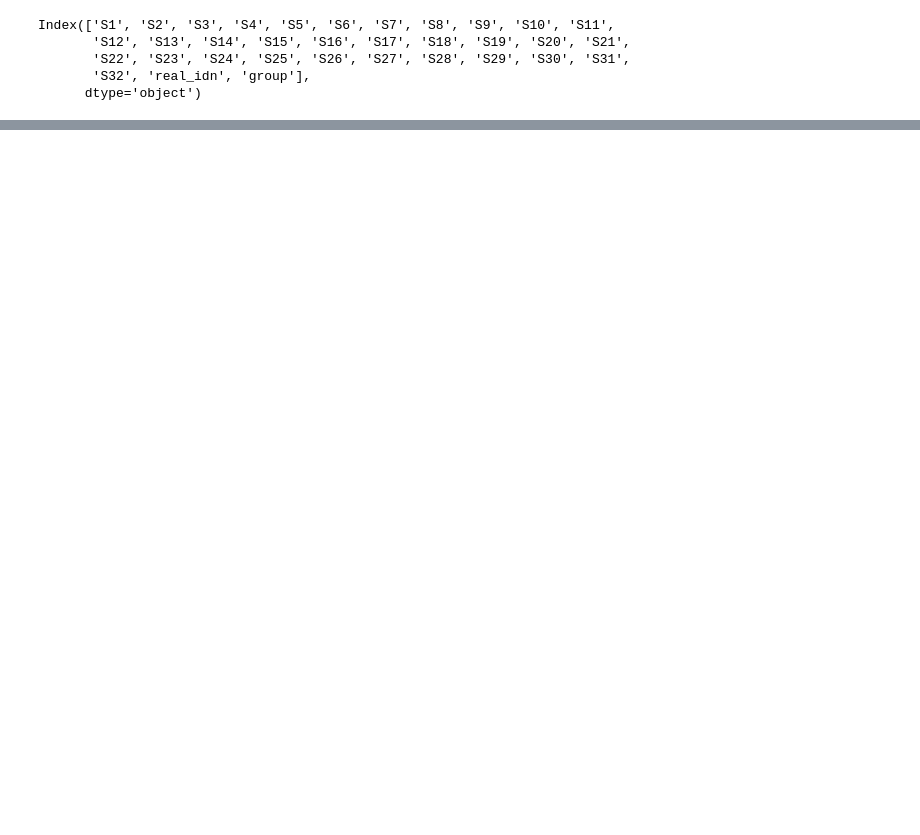
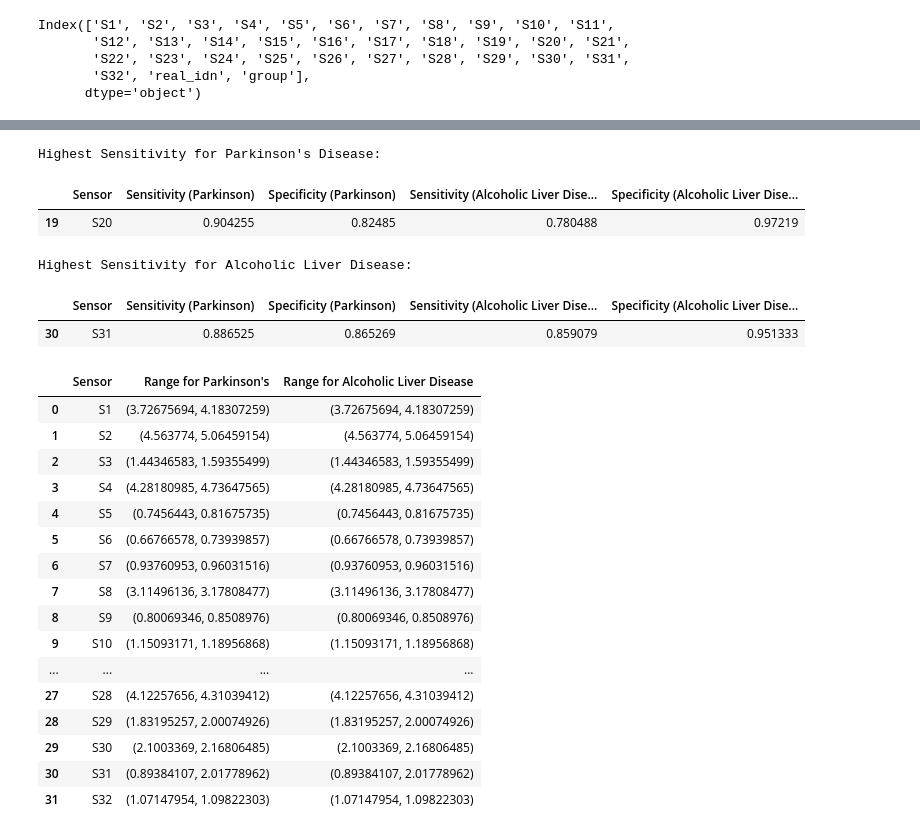
Before and after one commit to cjvilla/enose_predictions, a Jupyter notebook: exploratory_data.ipynb, the cells around one changed output, grey strips where cells are left out. Saved outputs shown, nothing was run; the diff lists cells and outputs as text; code cells hidden in the pictures; blank space fills up the shorter version.

```diff
--- a/exploratory_data.ipynb
+++ b/exploratory_data.ipynb
@@ -91,0 +526,65 @@ Length: 72, dtype: int64
+# %%
+# Display the highest sensitivity for Parkinson's and Alcoholic Liver Disease
+print("Highest Sensitivity for Parkinson's Disease:")
+highest_sensitivity_parkinson.head()
+# %% [output]
+Highest Sensitivity for Parkinson's Disease:
+|  | Sensor | Sensitivity (Parkinson) | Specificity (Parkinson) | Sensitivity (Alcoholic Liver Dise... | Specificity (Alcoholic Liver Dise... |
+| 19 | S20 | 0.904255 | 0.82485 | 0.780488 | 0.97219 |
+# %%
+print("\nHighest Sensitivity for Alcoholic Liver Disease:")
+highest_sensitivity_ald.head()
+# %% [output]
+Highest Sensitivity for Alcoholic Liver Disease:
+|  | Sensor | Sensitivity (Parkinson) | Specificity (Parkinson) | Sensitivity (Alcoholic Liver Dise... | Specificity (Alcoholic Liver Dise... |
+| 30 | S31 | 0.886525 | 0.865269 | 0.859079 | 0.951333 |
+# %%
+import pandas as pd
+
+# range of senosr readings that are above the specified threshold for both parkinson's and adl. But, does not indicate a diagnosis.
+# threshold is used as a boundari to determine the range of sensor readings associated with a positive proediction for each condition
+
+# Create an empty DataFrame to store the range of readings for each sensor
+sensor_range_df = pd.DataFrame(columns=['Sensor', 'Range for Parkinson\'s', 'Range for Alcoholic Liver Disease'])
+
+# Define a fixed threshold (you can adjust this threshold)
+threshold = 0.5
+
+# Iterate through each sensor
+for sensor in X_val:  # Replace X_val with your validation data
+    # Get the readings for the current sensor
+    sensor_readings = merged_df[sensor]
+
+    # Calculate the range of readings for Parkinson's (above threshold -> positive, below threshold -> negative)
+    range_parkinson = (sensor_readings[sensor_readings >= threshold].min(), sensor_readings[sensor_readings >= threshold].max())
+
+    # Calculate the range of readings for Alcoholic Liver Disease (above threshold -> positive, below threshold -> negative)
+    range_ald = (sensor_readings[sensor_readings >= threshold].min(), sensor_readings[sensor_readings >= threshold].max())
+
+    # Store the results in the DataFrame
+    sensor_range_df = sensor_range_df.append({
+        'Sensor': sensor,
+        'Range for Parkinson\'s': range_parkinson,
+        'Range for Alcoholic Liver Disease': range_ald
+    }, ignore_index=True)
+
+# Display the range of readings for each sensor
+sensor_range_df.head(32)
+# %% [output]
+|  | Sensor | Range for Parkinson's | Range for Alcoholic Liver Disease |
+| 0 | S1 | (3.72675694, 4.18307259) | (3.72675694, 4.18307259) |
+| 1 | S2 | (4.563774, 5.06459154) | (4.563774, 5.06459154) |
+| 2 | S3 | (1.44346583, 1.59355499) | (1.44346583, 1.59355499) |
+| 3 | S4 | (4.28180985, 4.73647565) | (4.28180985, 4.73647565) |
+| 4 | S5 | (0.7456443, 0.81675735) | (0.7456443, 0.81675735) |
+| 5 | S6 | (0.66766578, 0.73939857) | (0.66766578, 0.73939857) |
+| 6 | S7 | (0.93760953, 0.96031516) | (0.93760953, 0.96031516) |
+| 7 | S8 | (3.11496136, 3.17808477) | (3.11496136, 3.17808477) |
+| 8 | S9 | (0.80069346, 0.8508976) | (0.80069346, 0.8508976) |
+| 9 | S10 | (1.15093171, 1.18956868) | (1.15093171, 1.18956868) |
+| ... | ... | ... | ... |
+| 27 | S28 | (4.12257656, 4.31039412) | (4.12257656, 4.31039412) |
+| 28 | S29 | (1.83195257, 2.00074926) | (1.83195257, 2.00074926) |
+| 29 | S30 | (2.1003369, 2.16806485) | (2.1003369, 2.16806485) |
+| 30 | S31 | (0.89384107, 2.01778962) | (0.89384107, 2.01778962) |
+| 31 | S32 | (1.07147954, 1.09822303) | (1.07147954, 1.09822303) |
```
Also changed, not shown: parts of 31 cells of this notebook.
